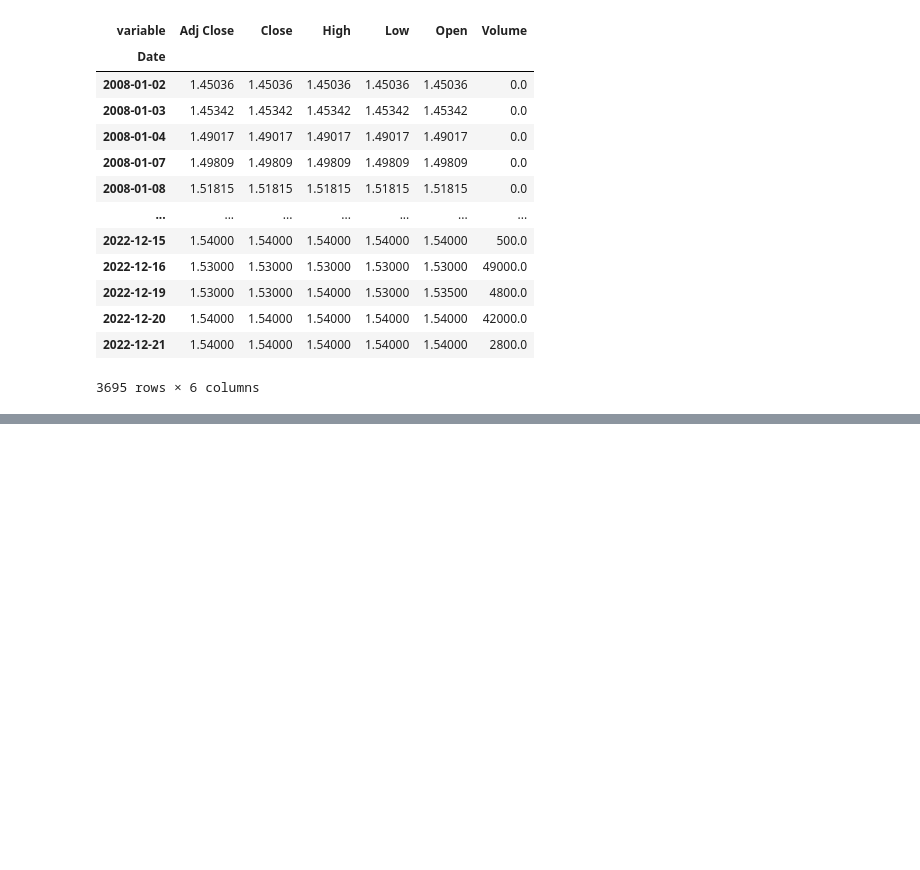
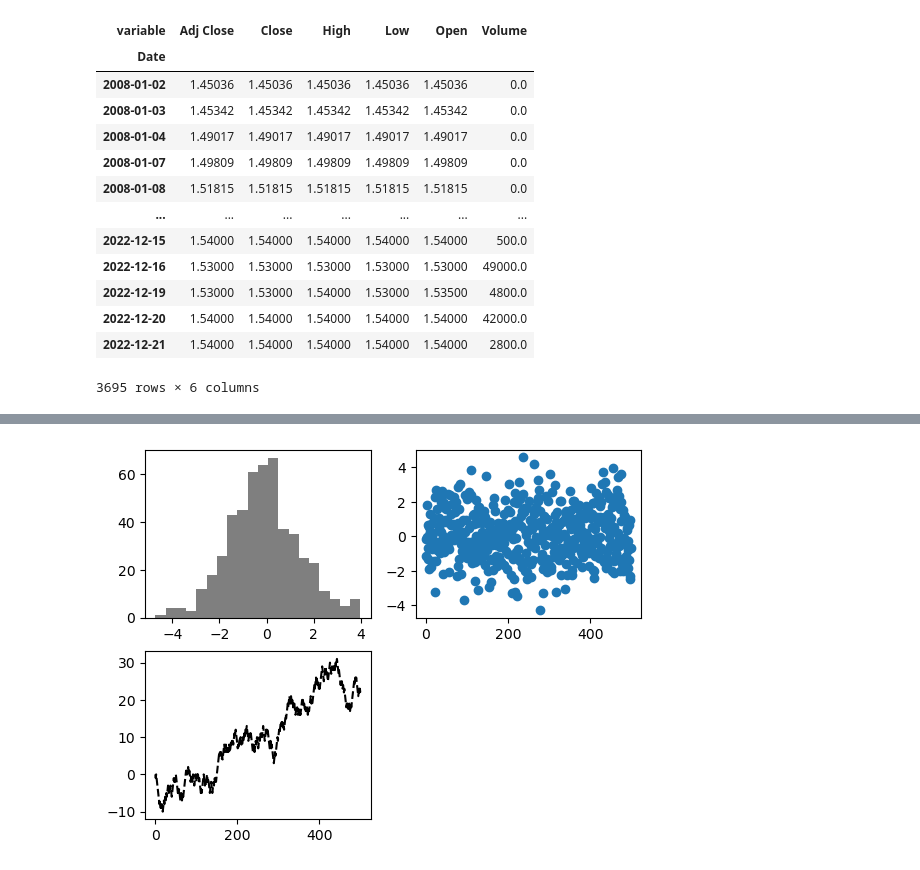
Before and after one commit to FaizAzhar/DataScience-studies, a Jupyter notebook: Notebook Tutorial.ipynb, the cells around one changed output, grey strips where cells are left out. Drawn from its saved outputs; the diff is of its cells as text; code cells hidden in the pictures; blank space fills up the shorter version.

```diff
--- a/Notebook Tutorial.ipynb
+++ b/Notebook Tutorial.ipynb
@@ -1235,0 +1240,33 @@ df_cast
+# %%
+import numpy as np
+import matplotlib.pyplot as plt
+from scipy.stats import norm
+
+data1 = norm.rvs(scale=1.51, size=500)
+data2 = norm.rvs(scale=1.49, size=500)
+data3 = norm.rvs(scale=1.33, size=500)
+
+import random
+position=0
+steps=500
+oLocation = [position]
+for i in range(steps):
+    if random.randint(0,1)==1:
+        i=1
+    else:
+        i=-1
+    position += i
+    oLocation.append(position)
+
+fig = plt.figure()
+ax1 = fig.add_subplot(2, 2, 1)
+ax2 = fig.add_subplot(2, 2, 2)
+ax3 = fig.add_subplot(2, 2, 3) # it means that we want to create a figure with 2x2 size with 3 plot area
+
+ax1.hist(data1, alpha=0.5, bins=20, color='black')
+ax2.scatter(np.arange(500), data2)
+ax3.plot(oLocation, linestyle='dashed', color='black')
+
+plt.show()
+# %% [output]
+[figure, added]
```
Also changed, not shown: parts of 4 cells of this notebook.
